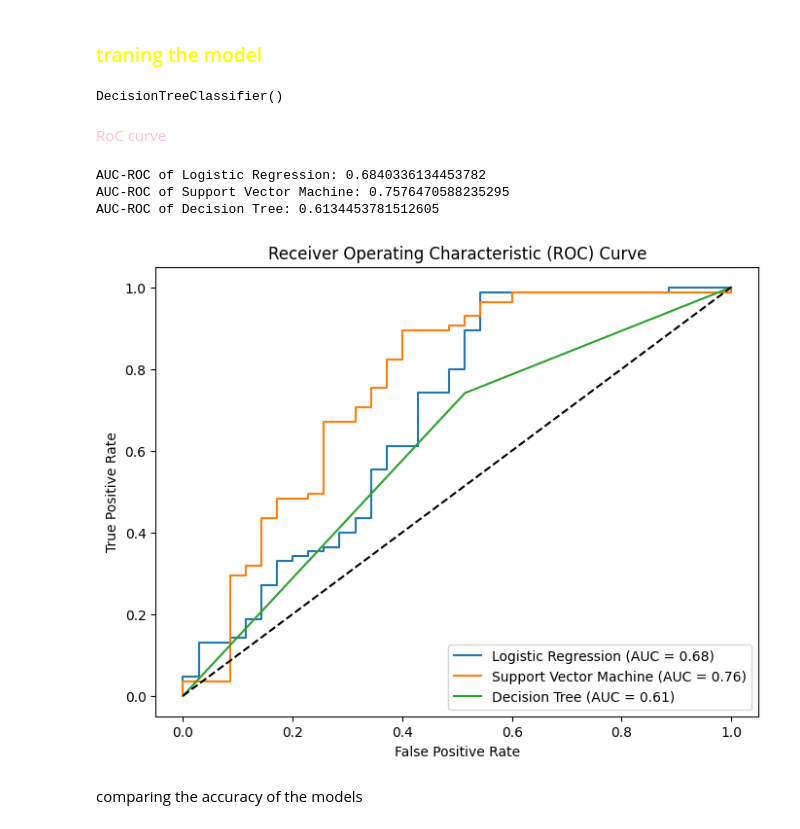
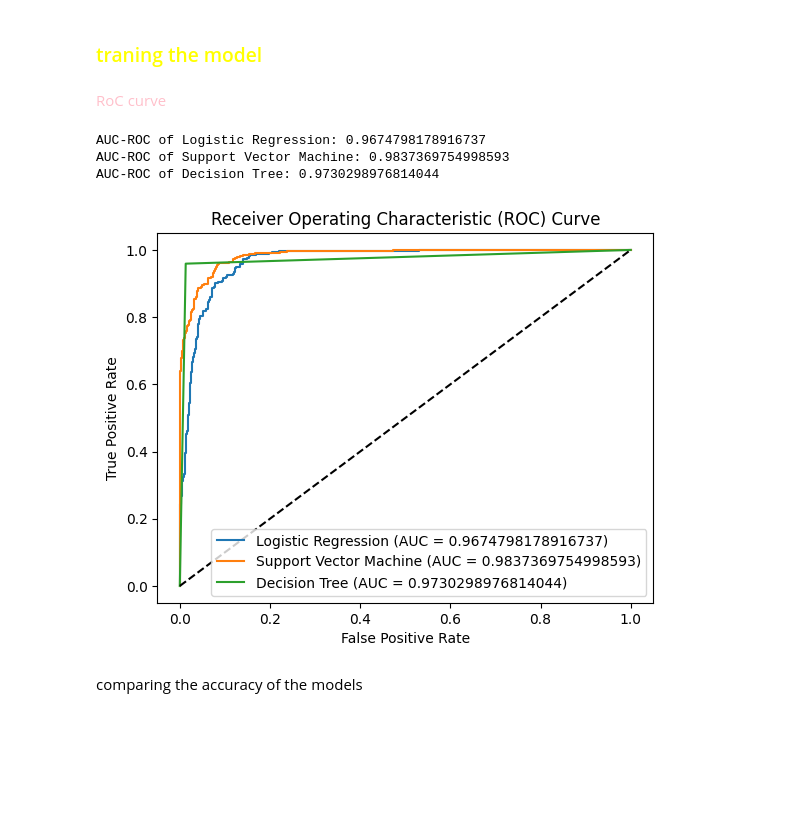
Before and after one commit to Ishaan282/ALML-loan-prediction-, a Jupyter notebook: main/proejct.ipynb, the cells around one changed output. Saved outputs shown, nothing was run; the diff lists cells and outputs as text; code cells hidden in the pictures; blank space fills up the shorter version.

```diff
--- a/main/proejct.ipynb
+++ b/main/proejct.ipynb
@@ -2,14 +2,17 @@
 # loan approval prediction
 # using logistic regression, support vector machine , decision tree
 # then compairing their accuracy and using the best model to predict the loan approval
-# columns :- Loan_ID,Gender,Married,Dependents,Education,Self_Employed,ApplicantIncome,CoapplicantIncome,LoanAmount,Loan_Amount_Term,Credit_History,Property_Area,Loan_Status
+# columns :- loan_id, no_of_dependents, education, self_employed, income_annum, loan_amount, loan_term, cibil_score, residential_assets_value, commercial_assets_value, luxury_assets_value, bank_asset_value, loan_status
 
 import pandas as pd
 import numpy as np
 import matplotlib.pyplot as plt
 from colorama import Fore, Style
 
-data = pd.read_csv('loan_data.csv')
+data = pd.read_csv('test.csv')
 
-data.head(5)
+
+# Check the balance of the dataset
+data.columns = data.columns.str.strip()
+print(data['loan_status'].value_counts())
 # %% [output]
@@ -44,6 +45,6 @@ Loan_Status           0
 dtype: int64
 # %%
-data.drop('Loan_ID', axis=1, inplace=True)
+data.drop('loan_id', axis=1, inplace=True)
 
 #@ Fill missing numerical values with mean
 numerical_cols = data.select_dtypes(include=[np.number]).columns
@@ -131,57 +135,57 @@ from sklearn.tree import DecisionTreeClassifier
 
 #loading the models in different vars
 logistic_model = LogisticRegression()
-support_vector_model = SVC()
+support_vector_model = SVC(probability=True)
 decision_tree_model = DecisionTreeClassifier()
 
 #!training the models
 logistic_model.fit(x_train, y_train)
 support_vector_model.fit(x_train, y_train)
 decision_tree_model.fit(x_train, y_train)
+
+from sklearn.metrics import roc_auc_score, roc_curve
+import matplotlib.pyplot as plt
-# %% [output]
-DecisionTreeClassifier()
 # %% [markdown]
 <p style="color:pink;"> RoC curve </p>
 # %%
 from sklearn.metrics import roc_auc_score, roc_curve
-import matplotlib.pyplot as plt
 
 # Calculate the probabilities of the positive class
 y_prob_logistic = logistic_model.predict_proba(x_test)[:, 1]
 y_prob_svc = support_vector_model.decision_function(x_test)
 y_prob_decision_tree = decision_tree_model.predict_proba(x_test)[:, 1]
 
 # Calculate the AUC-ROC
 auc_roc_logistic = roc_auc_score(y_test, y_prob_logistic)
 auc_roc_svc = roc_auc_score(y_test, y_prob_svc)
 auc_roc_decision_tree = roc_auc_score(y_test, y_prob_decision_tree)
 
 # Print the AUC-ROC scores
 print(f"AUC-ROC of Logistic Regression: {auc_roc_logistic}")
 print(f"AUC-ROC of Support Vector Machine: {auc_roc_svc}")
 print(f"AUC-ROC of Decision Tree: {auc_roc_decision_tree}")
 
 # Calculate the ROC curve points
 fpr_logistic, tpr_logistic, _ = roc_curve(y_test, y_prob_logistic)
 fpr_svc, tpr_svc, _ = roc_curve(y_test, y_prob_svc)
 fpr_decision_tree, tpr_decision_tree, _ = roc_curve(y_test, y_prob_decision_tree)
 
 # Plot the ROC curve
-plt.figure(figsize=(8, 6))
-plt.plot(fpr_logistic, tpr_logistic, label=f'Logistic Regression (AUC = {auc_roc_logistic:.2f})')
-plt.plot(fpr_svc, tpr_svc, label=f'Support Vector Machine (AUC = {auc_roc_svc:.2f})')
-plt.plot(fpr_decision_tree, tpr_decision_tree, label=f'Decision Tree (AUC = {auc_roc_decision_tree:.2f})')
+plt.plot(fpr_logistic, tpr_logistic, label=f'Logistic Regression (AUC = {auc_roc_logistic})')
+plt.plot(fpr_svc, tpr_svc, label=f'Support Vector Machine (AUC = {auc_roc_svc})')
+plt.plot(fpr_decision_tree, tpr_decision_tree, label=f'Decision Tree (AUC = {auc_roc_decision_tree})')
 plt.plot([0, 1], [0, 1], 'k--')  # Add a diagonal line, which represents a random classifier
+
 plt.xlabel('False Positive Rate')
 plt.ylabel('True Positive Rate')
 plt.title('Receiver Operating Characteristic (ROC) Curve')
-plt.legend(loc='lower right')
+plt.legend()
 plt.show()
 # %% [output]
-AUC-ROC of Logistic Regression: 0.6840336134453782
-AUC-ROC of Support Vector Machine: 0.7576470588235295
-AUC-ROC of Decision Tree: 0.6134453781512605
+AUC-ROC of Logistic Regression: 0.9674798178916737
+AUC-ROC of Support Vector Machine: 0.9837369754998593
+AUC-ROC of Decision Tree: 0.9730298976814044
-[figure, old version]
+[figure, new version]
 # %% [markdown]
 comparing the accuracy of the models
 # %%
```
Also changed, not shown: parts of 8 cells of this notebook, 6 other files.
